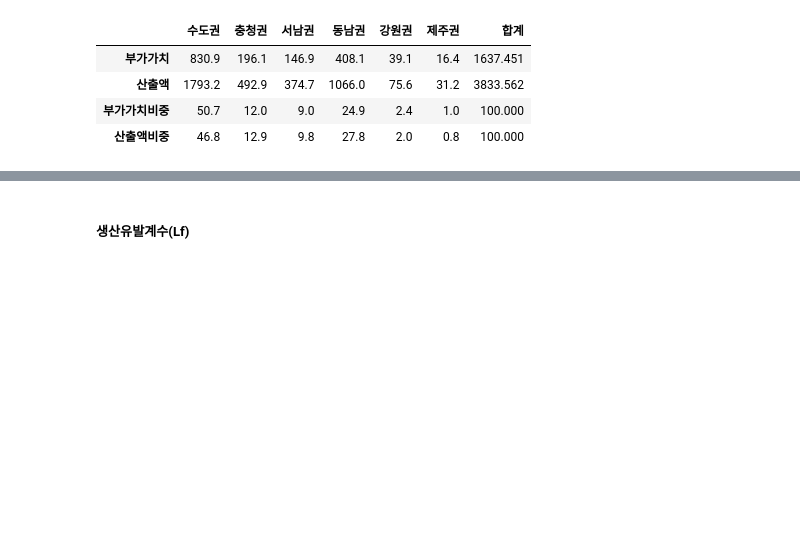
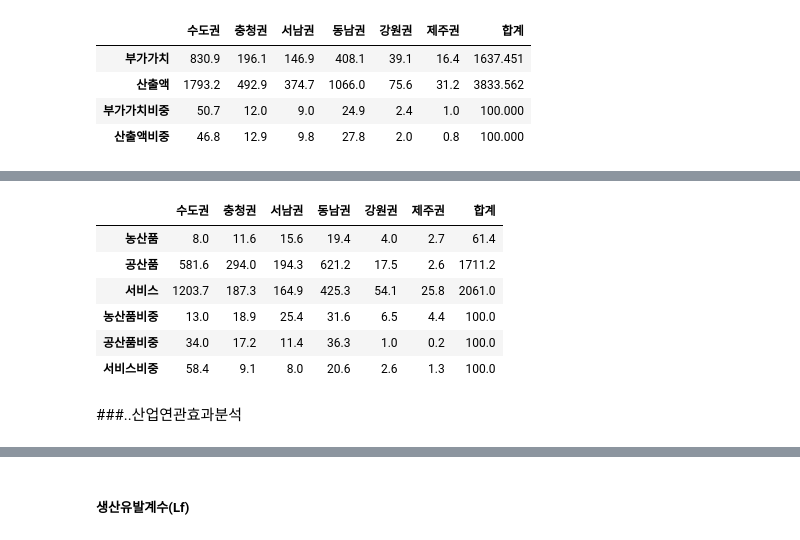
Before and after one commit to Tom-Jung/legendary-funicular, a Jupyter notebook: Regional_IO.ipynb, the cells around one changed output, grey strips where cells are left out. Saved outputs shown, nothing was run; the diff lists cells and outputs as text; code cells hidden in the pictures; blank space fills up the shorter version.

```diff
--- a/Regional_IO.ipynb
+++ b/Regional_IO.ipynb
@@ -761,0 +450,10 @@ df_Ad = pd.DataFrame(Ad.round(3),columns = ['농산품', '공산품', '서비스
+# %%
+# 산업별 지역별 산출액 비중
+arg_ct_all = np.hstack((arg_ct, arg_ct_sm)).round(1)
+manu_ct_all = np.hstack((manu_ct, manu_ct_sm)).round(1)
+serv_ct_all = np.hstack((serv_ct, serv_ct_sm)).round(1)
+
+arg_ct_wgt = (arg_ct_all/arg_ct_sm*100).round(1)  # 농산품비중
+manu_ct_wgt = (manu_ct_all/manu_ct_sm*100).round(1)  # 공산품비중
+serv_ct_wgt = (serv_ct_all/serv_ct_sm*100).round(1)  # 공산품비중
+serv_ct_wgt
@@ -761,0 +477,12 @@ df_Ad = pd.DataFrame(Ad.round(3),columns = ['농산품', '공산품', '서비스
+# %%
+CT_IND = pd.DataFrame(ct_by_ind, columns = ['수도권', '충청권', '서남권', '동남권', '강원권','제주권', '합계'],
+                     index=['농산품', '공산품', '서비스', '농산품비중', '공산품비중', '서비스비중',]) # 변수명 붙여서 pandas로 내보내기
+CT_IND
+# %% [output]
+|  | 수도권 | 충청권 | 서남권 | 동남권 | 강원권 | 제주권 | 합계 |
+| 농산품 | 8.0 | 11.6 | 15.6 | 19.4 | 4.0 | 2.7 | 61.4 |
+| 공산품 | 581.6 | 294.0 | 194.3 | 621.2 | 17.5 | 2.6 | 1711.2 |
+| 서비스 | 1203.7 | 187.3 | 164.9 | 425.3 | 54.1 | 25.8 | 2061.0 |
+| 농산품비중 | 13.0 | 18.9 | 25.4 | 31.6 | 6.5 | 4.4 | 100.0 |
+| 공산품비중 | 34.0 | 17.2 | 11.4 | 36.3 | 1.0 | 0.2 | 100.0 |
+| 서비스비중 | 58.4 | 9.1 | 8.0 | 20.6 | 2.6 | 1.3 | 100.0 |
@@ -761,0 +493,2 @@ df_Ad = pd.DataFrame(Ad.round(3),columns = ['농산품', '공산품', '서비스
+# %% [markdown]
+###..산업연관효과분석
```
Also changed, not shown: parts of 115 cells of this notebook.
